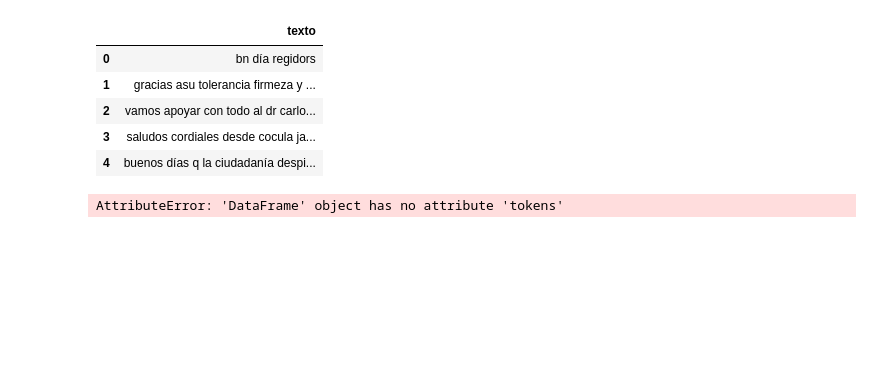
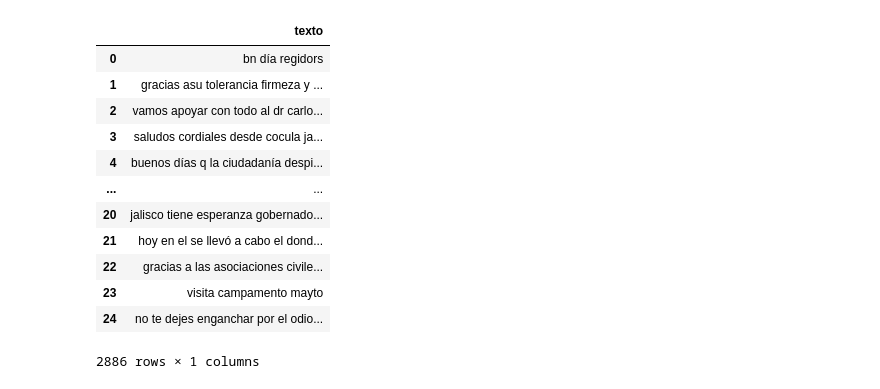
Before and after one commit to mrqm30/khorda_data, a Jupyter notebook: lomeli/general/analisis_coments_general.ipynb, the cells around one changed output. Drawn from its saved outputs; the diff is of its cells as text; code cells hidden in the pictures; blank space fills up the shorter version.

```diff
--- a/lomeli/general/analisis_coments_general.ipynb
+++ b/lomeli/general/analisis_coments_general.ipynb
@@ -54,61 +57,38 @@ df_coments
 # %%
 def data_clean(df):
     """
     Parameters
     ----------
     df : DataFrame con columnas
             'texto','comentarisos'repost', 'likes','views'.
     Returns
     -------
     df_posts : DataFrame
         Retorna dos DataFrames limpios:
             El primero con las columnas 'coment','rt','like','views'.
             El segundo con las columnas 'texto', 'tokens'.
     """
-    #df_comunicacion = df[["comentarios", "repost", "likes", "views"]] # Comunicación
-    #df_comunicacion = df_comunicacion.fillna(0)
-    df = df[["texto"]]
+    df['texto'] = df['texto'].apply(lambda x: re.sub(r'\d', '', str(x)))
+    df['texto'] = df['texto'].apply(lambda x: re.sub(r'[.,;!?]', '', str(x)))
+    df['texto'] = df['texto'].apply(lambda x: re.sub(r'jaja(ja)*', '', str(x)))
     df['texto'] = df['texto'].apply(lambda x: re.sub(r"(, '[\W\.]')",r"", str(x)))
     df['texto'] = df['texto'].apply(lambda x: re.sub(r'[^\w\s]', '', x.lower()))
     df = df.fillna('')
     return df
 
-
-df_coments = data_clean(df_coments)
-df_coments.head()
+df_coments= data_clean(df_coments)
+df_coments
 # %% [output]
 |  | texto |
 | 0 | bn día regidors |
 | 1 | gracias asu tolerancia firmeza y ... |
 | 2 | vamos apoyar con todo al dr carlo... |
 | 3 | saludos cordiales desde cocula ja... |
 | 4 | buenos días q la ciudadanía despi... |
+| ... | ... |
+| 20 | jalisco tiene esperanza gobernado... |
+| 21 | hoy en el se llevó a cabo el dond... |
+| 22 | gracias a las asociaciones civile... |
+| 23 | visita campamento mayto |
+| 24 | no te dejes enganchar por el odio... |
+2886 rows × 1 columns
-# %%
-#df_comunicacion.to_csv("comunicacion.csv")
-def preprocess_text(text):
-    """
-    Función que elimina los sotop_words del texto tokenizado
-
-    Parameters
-    ----------
-    text : tokens
-        Texto tokenizado.
-
-    Returns
-    -------
-    words : TYPE
-        texto limpio de palabras vacias o stopwords
-
-    """
-    stop_words.extend(("q", "d", "van", "si", "pa", "así", "ser", "solo", "tan", "va", "as", "aquí", "hacia","dra", "día","hoy","dd","drcarloslomeli","usted","doc","hizo",
-                    "le", "con","ella", "qué", "por", "qu", "ers", "das", "ve", "jajaja", "jeje", "La", "nimo", "ms", "da","doccast", "dr", "doctor", "jalisco","morena",
-                    "jajajjaj","drcarloslomeli", "nan", "pendejø"))
-    words = text # Tokenizar y convertir a minúsculas
-    words = [word for word in words if word.isalpha()]  # Eliminar caracteres no alfabéticos
-    words = [word for word in words if word not in stop_words]  # Eliminar palabras vacías
-    return words
-
-df_coments['tokens'] = df_coments.tokens.apply(preprocess_text)
-df_coments
-# %% [output]
-AttributeError: 'DataFrame' object has no attribute 'tokens'
```
Also changed, not shown: parts of 13 cells of this notebook, 8 other files.
